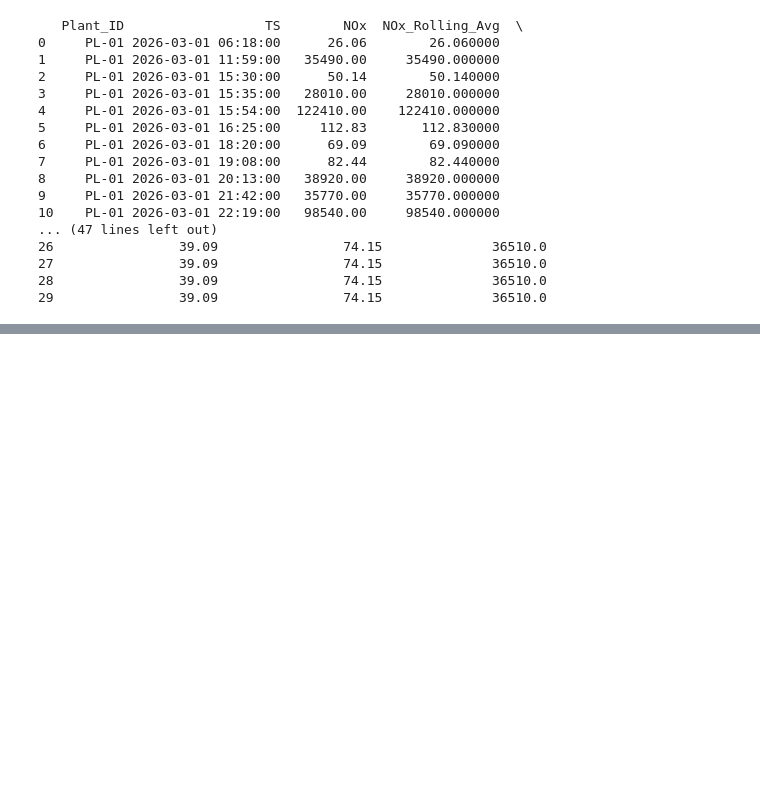
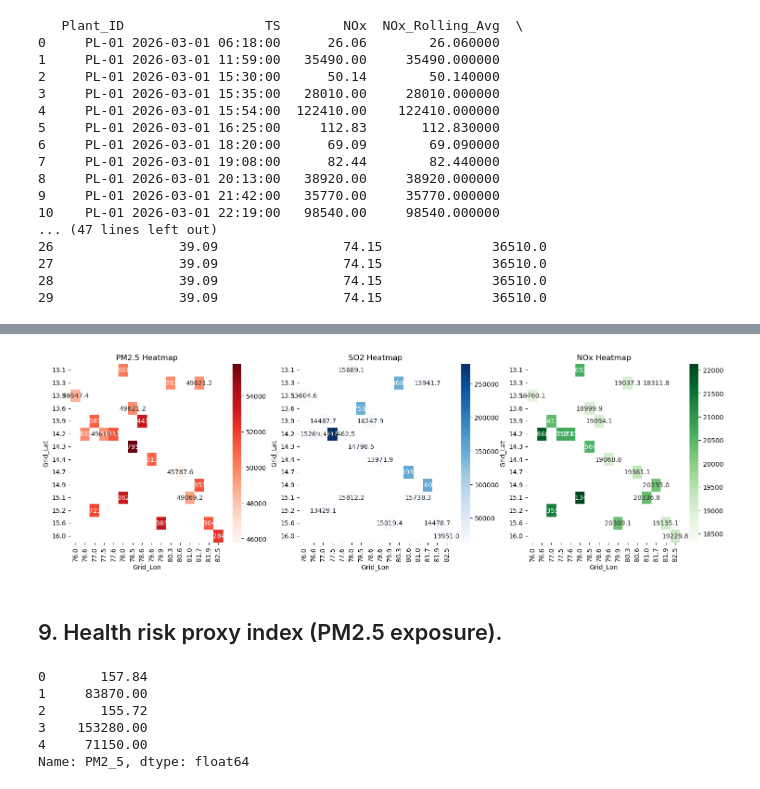
Before and after one commit to Sudipta3101/Pollution-Controls-Data-Cleaning-Transformation-, a Jupyter notebook: transformation.ipynb, the cells around one changed output, grey strips where cells are left out. Saved outputs shown, nothing was run; the diff lists cells and outputs as text; code cells hidden in the pictures; blank space fills up the shorter version.

```diff
--- a/transformation.ipynb
+++ b/transformation.ipynb
@@ -315,0 +349,2 @@ print(df[["Plant_ID","TS","NOx","NOx_Rolling_Avg","NOx_25th_Percentile","NOx_50t
+# %%
+df["Month"] = df["TS"].dt.to_period("M")
@@ -315,0 +382,3 @@ print(df[["Plant_ID","TS","NOx","NOx_Rolling_Avg","NOx_25th_Percentile","NOx_50t
+# %%
+df['Pollution_Event']='Within Limit'
+df['Pollution_Event']=(df['PM2_5_Status']=='Exceeded') | (df['SO2_Status']=='Exceeded') | (df['NOx_Status']=='Exceeded')
@@ -315,0 +389,3 @@ print(df[["Plant_ID","TS","NOx","NOx_Rolling_Avg","NOx_25th_Percentile","NOx_50t
+# %%
+df['Pollution_Event']=df['Pollution_Event'].replace(True,'High_Pollution_Event')
+df['Pollution_Event']=df['Pollution_Event'].replace(False,'Within Limit')
@@ -315,0 +416,5 @@ print(df[["Plant_ID","TS","NOx","NOx_Rolling_Avg","NOx_25th_Percentile","NOx_50t
+# %%
+df["Grid_Lat"] = df["Latitude"].round(1)
+df["Grid_Lon"] = df["Longitude"].round(1)
+grid_data = (df.groupby(["Grid_Lat", "Grid_Lon"])[["PM2_5", "SO2", "NOx"]].mean().reset_index())
+grid_data.rename(columns={"PM2_5": "Average_PM2_5", "SO2": "Average_SO2", "NOx": "Average_NOx"}, inplace=True)
@@ -315,0 +441,29 @@ print(df[["Plant_ID","TS","NOx","NOx_Rolling_Avg","NOx_25th_Percentile","NOx_50t
+# %%
+pm = grid_data.pivot_table(values="Average_PM2_5", index="Grid_Lat", columns="Grid_Lon", aggfunc="mean")
+so2 = grid_data.pivot_table(values="Average_SO2", index="Grid_Lat", columns="Grid_Lon", aggfunc="mean")
+nox = grid_data.pivot_table(values="Average_NOx", index="Grid_Lat", columns="Grid_Lon", aggfunc="mean")
+fig, axes = plt.subplots(1, 3, figsize=(18, 5))
+
+sns.heatmap(pm, annot=True, cmap="Reds", fmt=".1f", ax=axes[0])
+axes[0].set_title("PM2.5 Heatmap")
+
+sns.heatmap(so2, annot=True, cmap="Blues", fmt=".1f", ax=axes[1])
+axes[1].set_title("SO2 Heatmap")
+
+sns.heatmap(nox, annot=True, cmap="Greens", fmt=".1f", ax=axes[2])
+axes[2].set_title("NOx Heatmap")
+
+plt.show()
+# %% [output]
+[figure, added]
+# %% [markdown]
+## 9. Health risk proxy index (PM2.5 exposure).
+# %%
+df['PM2_5'].head()
+# %% [output]
+0       157.84
+1     83870.00
+2       155.72
+3    153280.00
+4     71150.00
+Name: PM2_5, dtype: float64
```
Also changed, not shown: parts of 49 cells of this notebook.
